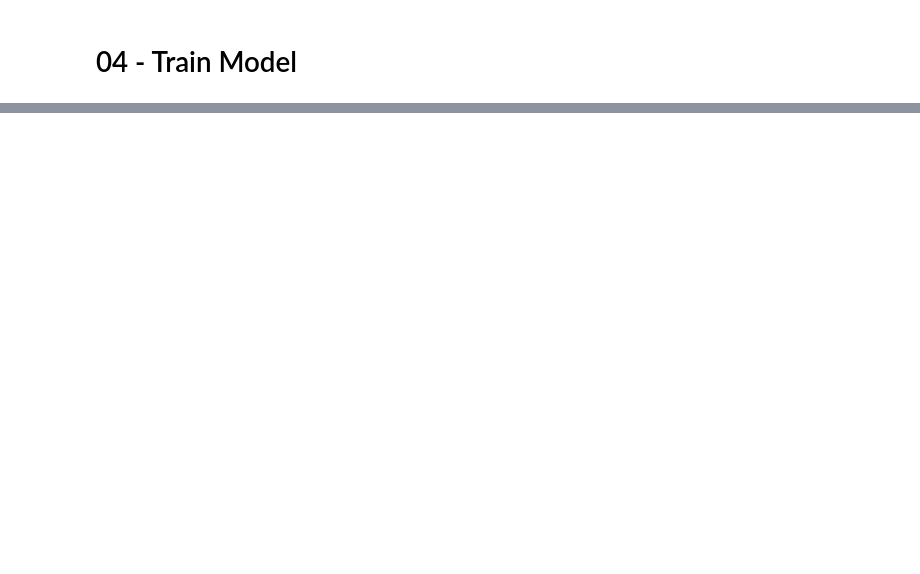
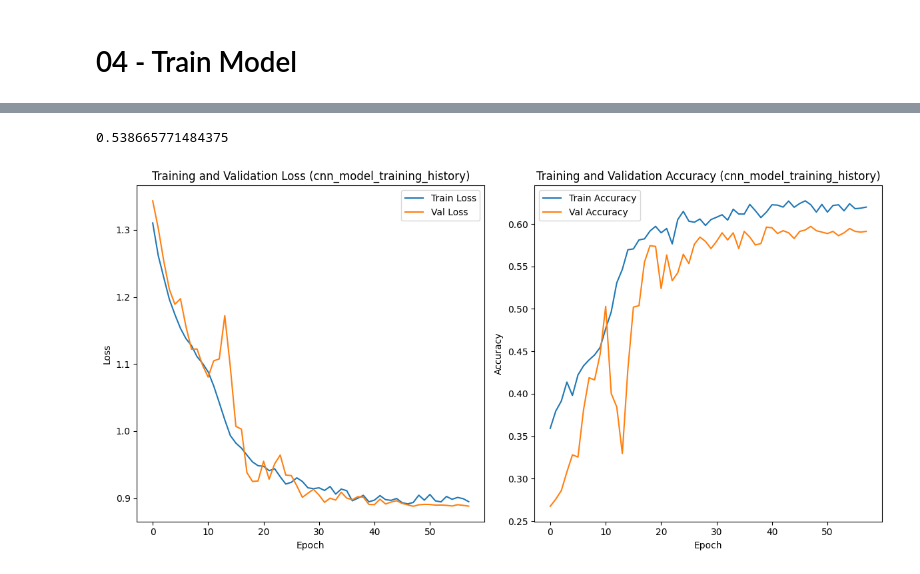
Before and after one commit to RuiFSP/mlzoomcamp2024-final-project, a Jupyter notebook: notebooks/04_train_model.ipynb, the cells around one changed output, grey strips where cells are left out. Drawn from its saved outputs; the diff is of its cells as text; code cells hidden in the pictures; blank space fills up the shorter version.

```diff
--- a/notebooks/04_train_model.ipynb
+++ b/notebooks/04_train_model.ipynb
@@ -342,0 +265,34 @@ Away team win probability: 0.54
+# %%
+cnn_model = Sequential([
+    Input(shape=(X_train_processed.shape[1], 1)),
+    Conv1D(filters=64, kernel_size=3, activation='relu', padding='same', kernel_regularizer=l2(0.001)),  # Smaller filters
+    MaxPooling1D(pool_size=2),
+    BatchNormalization(),
+    Dropout(0.3),
+    Conv1D(filters=128, kernel_size=3, activation='relu', padding='same', kernel_regularizer=l2(0.001)),  # Smaller filters
+    MaxPooling1D(pool_size=2),
+    BatchNormalization(),
+    Dropout(0.3),
+    GlobalAveragePooling1D(),
+    Dense(128, activation='relu', kernel_regularizer=l2(0.001)),
+    Dropout(0.3),
+    Dense(3, activation='softmax')
+])
+
+# Compile the refined CNN model
+cnn_model.compile(optimizer=Adam(learning_rate=0.001),
+                           loss='categorical_crossentropy',
+                           metrics=['accuracy'])
+
+# Train the refined CNN model
+history_cnn_improved = cnn_model.fit(X_train_processed[..., np.newaxis],
+                                              y_train_processed,
+                                              epochs=100,
+                                              batch_size=32,
+                                              validation_split=0.2,
+                                              class_weight=class_weights,
+                                              callbacks=[early_stopping, LearningRateScheduler(lr_schedule)])
+
+# Evaluate the refined CNN model
+cnn_test_loss_improved, cnn_test_accuracy_improved = cnn_model.evaluate(X_test_processed[..., np.newaxis], y_test_processed)
+print(f"Improved CNN Model Test Accuracy: {cnn_test_accuracy_improved:.2f}")
@@ -342,0 +317,14 @@ Away team win probability: 0.54
+# %%
+# save the model
+path_to_save_model_cnn = os.path.join('..','models','model_cnn.keras')
+
+cnn_model.save(path_to_save_model_cnn)
+
+# how many MB the model is
+os.path.getsize(path_to_save_model_cnn) / (1024 * 1024)  # in MB
+# %% [output]
+0.538665771484375
+# %%
+plot_training_history(history_cnn_improved, name='cnn_model_training_history')
+# %% [output]
+[figure, added]
```
Also changed, not shown: parts of 32 cells of this notebook, 35 other files.
